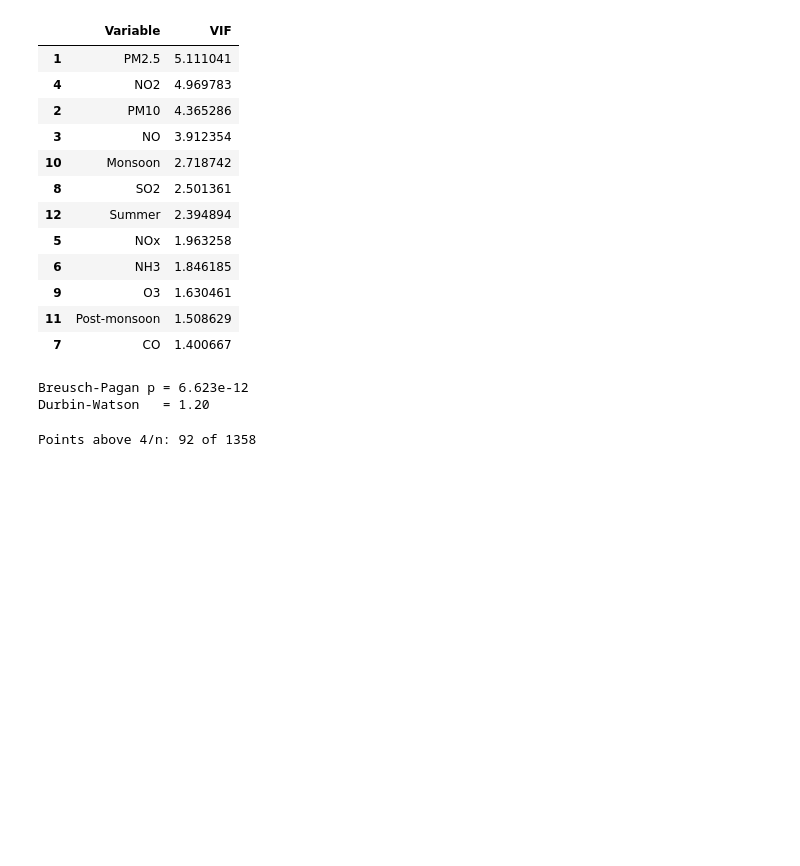
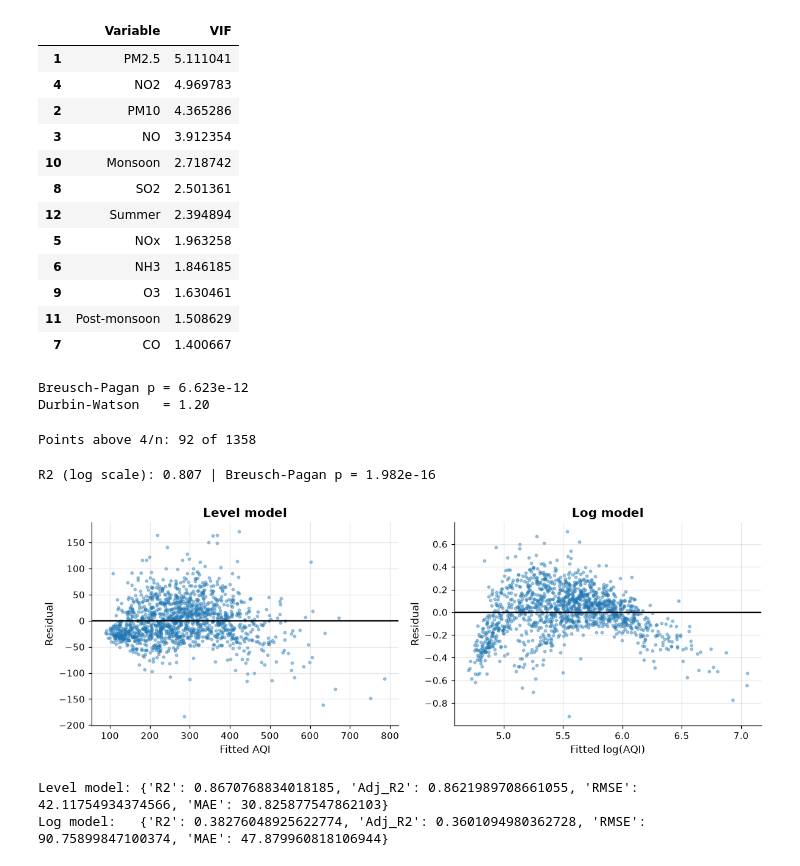
Before and after one commit to forgeth2006/aqi-predictive-analytics, a Jupyter notebook: notebooks/03_regression.ipynb, the cells around one changed output. Drawn from its saved outputs; the diff is of its cells as text; code cells hidden in the pictures; blank space fills up the shorter version.

Commit message:
m1: multiple regression diagnostics and model building

```diff
--- a/notebooks/03_regression.ipynb
+++ b/notebooks/03_regression.ipynb
@@ -189,3 +189,24 @@ cooks = model_m.get_influence().cooks_distance[0]
 print(f"Points above 4/n: {(cooks > 4/len(cooks)).sum()} of {len(cooks)}")
 # %% [output]
 Points above 4/n: 92 of 1358
+# %%
+y_tr_log = np.log(y_tr)
+model_log = sm.OLS(y_tr_log, sm.add_constant(X_tr)).fit()
+bp_log = het_breuschpagan(model_log.resid, model_log.model.exog)
+print(f"R2 (log scale): {model_log.rsquared:.3f} | Breusch-Pagan p = {bp_log[1]:.4g}")
+
+fig, ax = plt.subplots(1, 2, figsize=(11, 4))
+ax[0].scatter(model_m.fittedvalues, model_m.resid, s=8, alpha=.4)
+ax[0].axhline(0, color="k"); ax[0].set(title="Level model", xlabel="Fitted AQI", ylabel="Residual")
+ax[1].scatter(model_log.fittedvalues, model_log.resid, s=8, alpha=.4)
+ax[1].axhline(0, color="k"); ax[1].set(title="Log model", xlabel="Fitted log(AQI)", ylabel="Residual")
+plt.tight_layout(); plt.show()
+
+k = X_te.shape[1]
+print("Level model:", regression_metrics(y_te, model_m.predict(sm.add_constant(X_te)), n_features=k))
+print("Log model:  ", regression_metrics(y_te, np.exp(model_log.predict(sm.add_constant(X_te))), n_features=k))
+# %% [output]
+R2 (log scale): 0.807 | Breusch-Pagan p = 1.982e-16
+[figure, added]
+Level model: {'R2': 0.8670768834018185, 'Adj_R2': 0.8621989708661055, 'RMSE': 42.11754934374566, 'MAE': 30.825877547862103}
+Log model:   {'R2': 0.38276048925622774, 'Adj_R2': 0.3601094980362728, 'RMSE': 90.75899847100374, 'MAE': 47.879960818106944}
```
Also changed, not shown: parts of 4 cells of this notebook.
